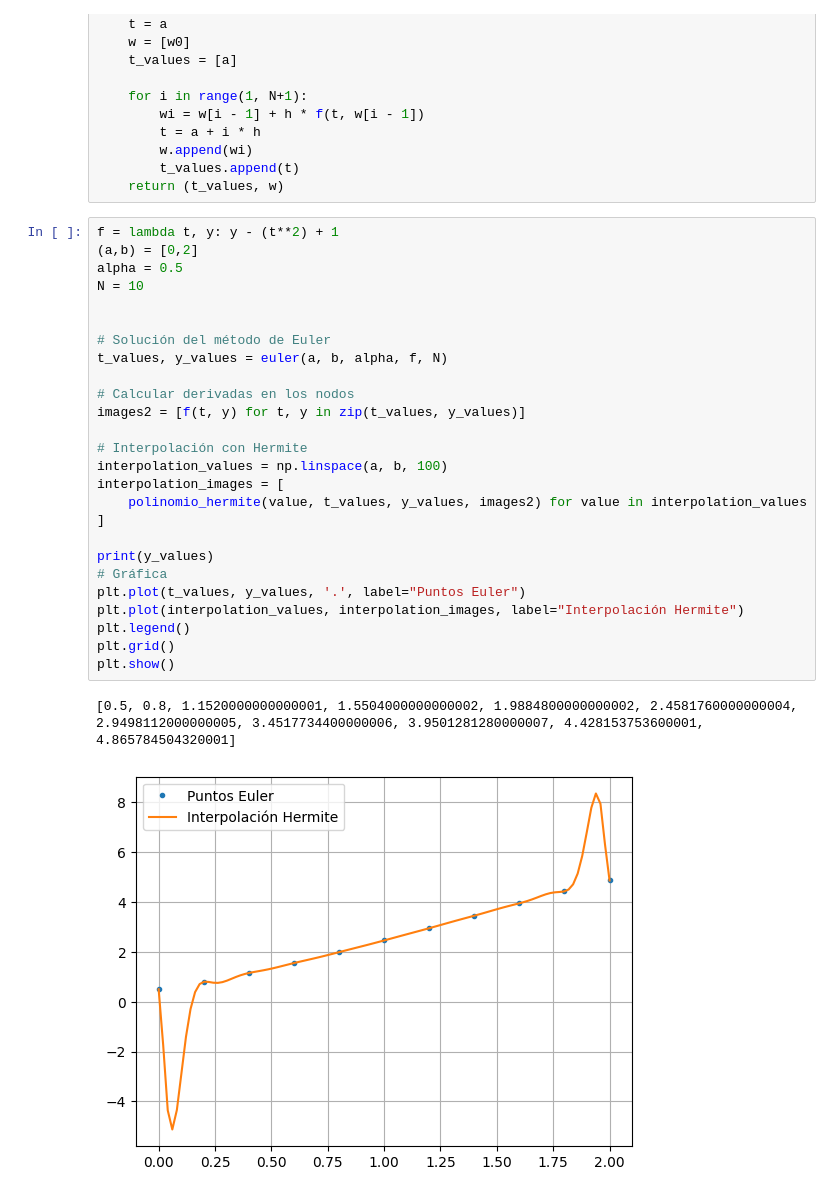
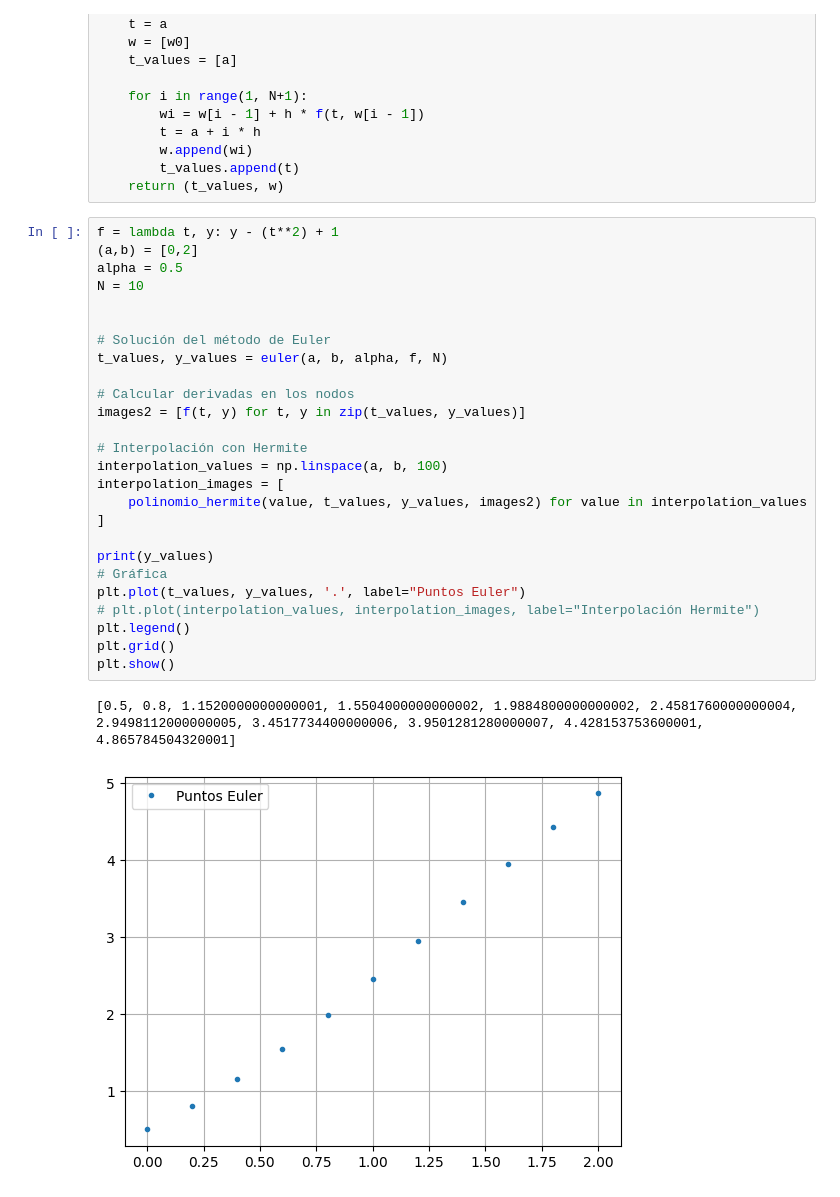
Before and after one commit to Another-DevX/Metodos-computacionales, a Jupyter notebook: ecuaciones_diferenciales/euler.ipynb, the cells around one changed output. Saved outputs shown, nothing was run; the diff lists cells and outputs as text.

```diff
--- a/ecuaciones_diferenciales/euler.ipynb
+++ b/ecuaciones_diferenciales/euler.ipynb
@@ -48,29 +48,29 @@ def euler(a, b, alpha, f, N=10):
 # %%
 f = lambda t, y: y - (t**2) + 1
 (a,b) = [0,2]
 alpha = 0.5
 N = 10
 
 
 # Solución del método de Euler
 t_values, y_values = euler(a, b, alpha, f, N)
 
 # Calcular derivadas en los nodos
 images2 = [f(t, y) for t, y in zip(t_values, y_values)]
 
 # Interpolación con Hermite
 interpolation_values = np.linspace(a, b, 100)
 interpolation_images = [
     polinomio_hermite(value, t_values, y_values, images2) for value in interpolation_values
 ]
 
 print(y_values)
 # Gráfica
 plt.plot(t_values, y_values, '.', label="Puntos Euler")
-plt.plot(interpolation_values, interpolation_images, label="Interpolación Hermite")
+# plt.plot(interpolation_values, interpolation_images, label="Interpolación Hermite")
 plt.legend()
 plt.grid()
 plt.show()
 # %% [output]
 [0.5, 0.8, 1.1520000000000001, 1.5504000000000002, 1.9884800000000002, 2.4581760000000004, 2.9498112000000005, 3.4517734400000006, 3.9501281280000007, 4.428153753600001, 4.865784504320001]
-[figure, old version]
+[figure, new version]
```
Also changed, not shown: parts of 1 cell of this notebook, 10 other files.
